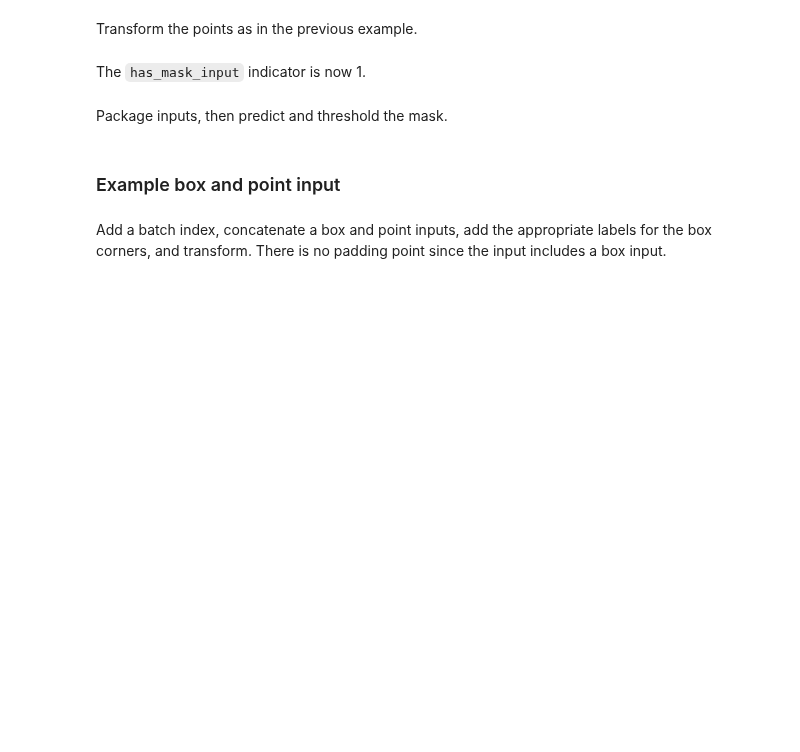
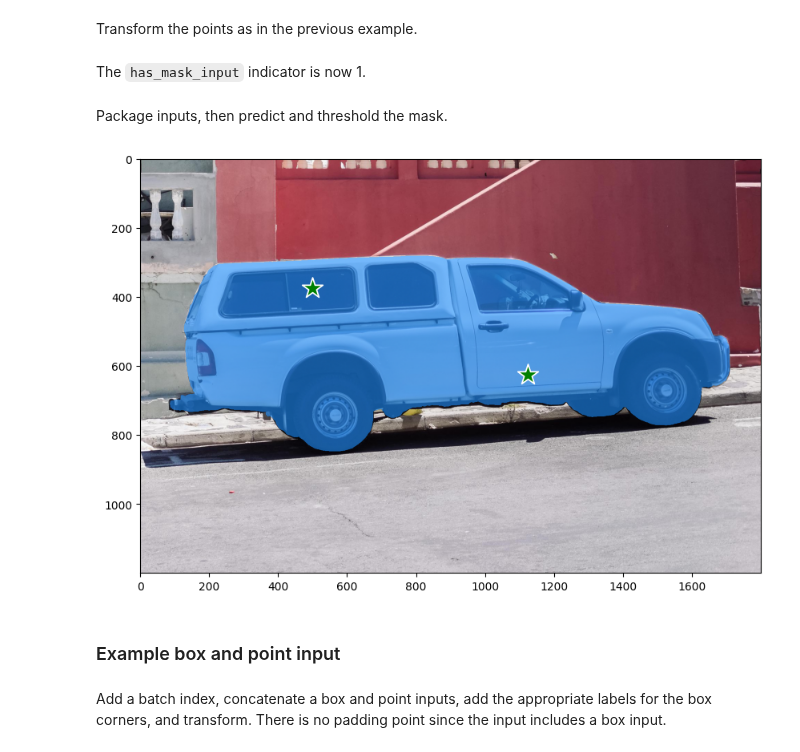
Before and after one commit to sabertoaster/Seminar-Segment-Anything-Model, a Jupyter notebook: Source_code/notebooks/onnx_model_example.ipynb, the cells around one changed output. Drawn from its saved outputs; the diff is of its cells as text; code cells hidden in the pictures; blank space fills up the shorter version.

```diff
--- a/Source_code/notebooks/onnx_model_example.ipynb
+++ b/Source_code/notebooks/onnx_model_example.ipynb
@@ -281,10 +280,12 @@ masks = masks > predictor.model.mask_threshold
 # %%
 plt.figure(figsize=(10,10))
 plt.imshow(image)
 show_mask(masks, plt.gca())
 show_points(input_point, input_label, plt.gca())
-plt.axis('off')
+# plt.axis('off')
 plt.show()
+# %% [output]
+[figure, added]
 # %% [markdown]
 ### Example box and point input
 # %%
```
Also changed, not shown: parts of 10 cells of this notebook, 1 other file.
